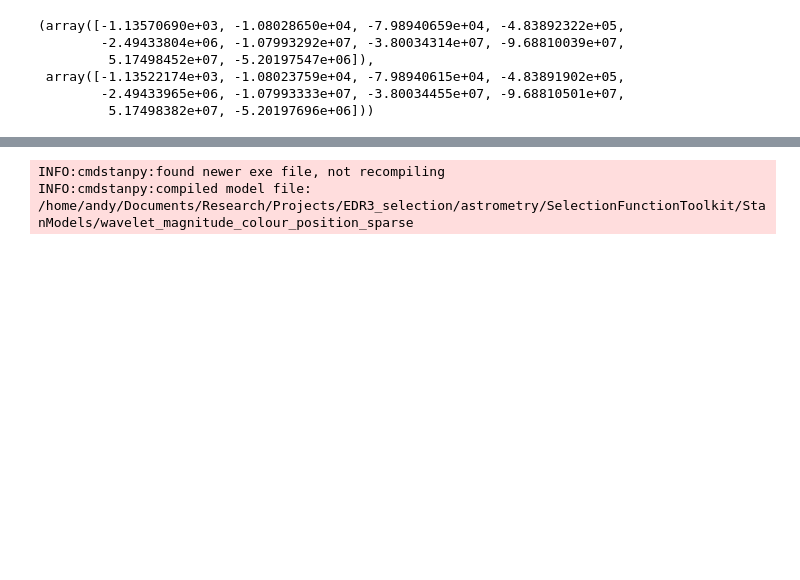
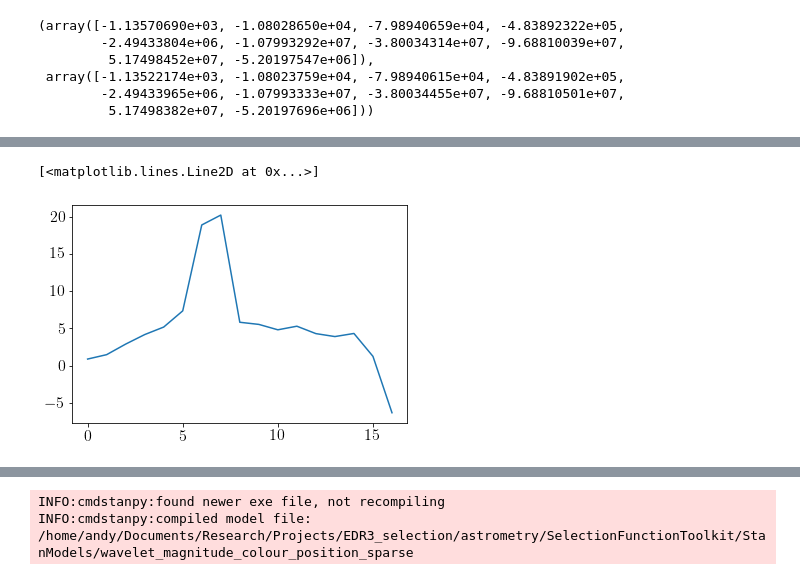
Before and after one commit to gaiaverse/astrometry, a Jupyter notebook: SelectionFunctionToolkit/TestingPython.ipynb, the cells around one changed output, grey strips where cells are left out. Cells and saved outputs as stored; diff of their text form; code cells hidden in the pictures; blank space fills up the shorter version.

```diff
--- a/SelectionFunctionToolkit/TestingPython.ipynb
+++ b/SelectionFunctionToolkit/TestingPython.ipynb
@@ -283,0 +205,5 @@ res
+# %%
+plt.plot(pychisel.optimum_b[0])
+# %% [output]
+[<matplotlib.lines.Line2D at 0x...>]
+[figure, added]
```
Also changed, not shown: parts of 74 cells of this notebook, 2 other files.
